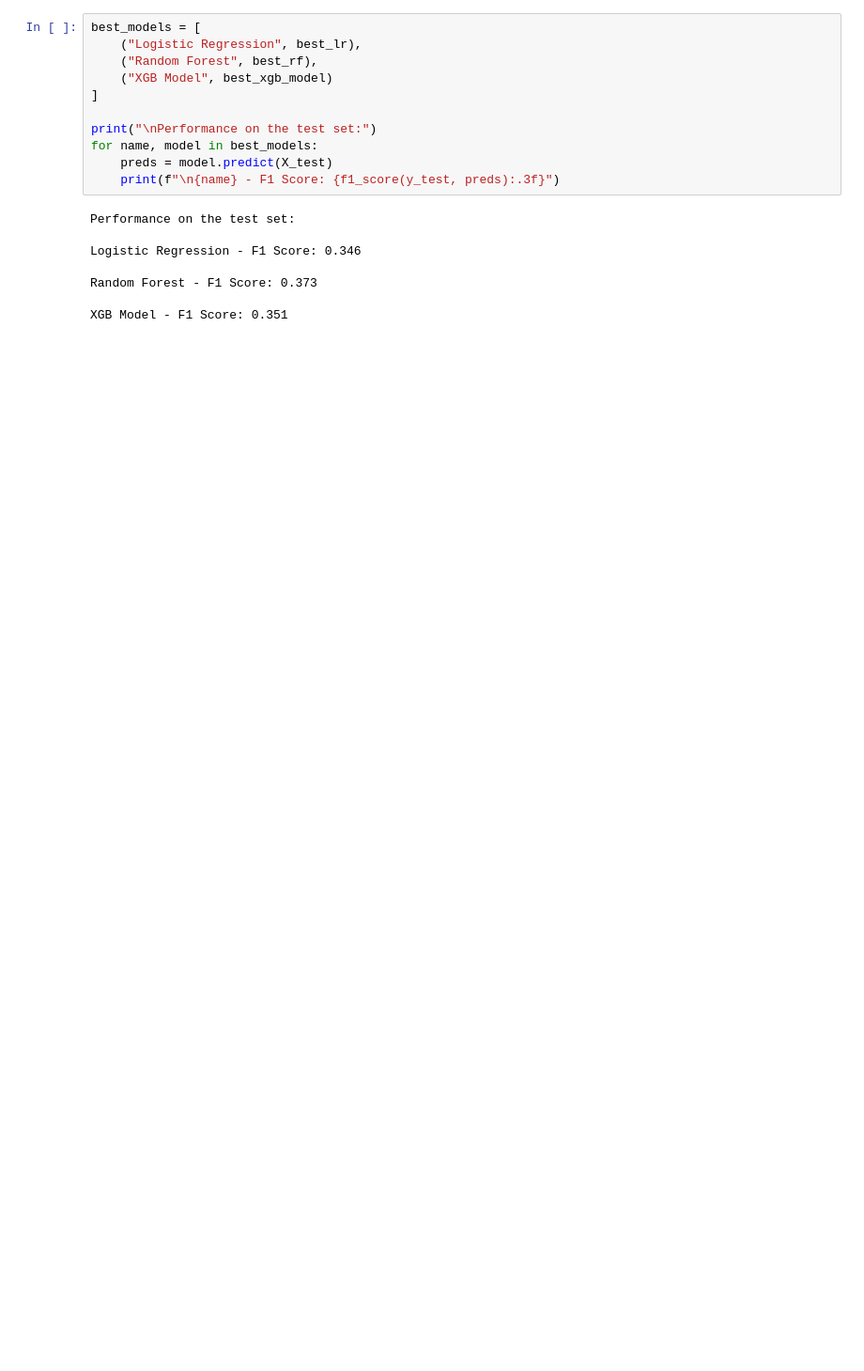
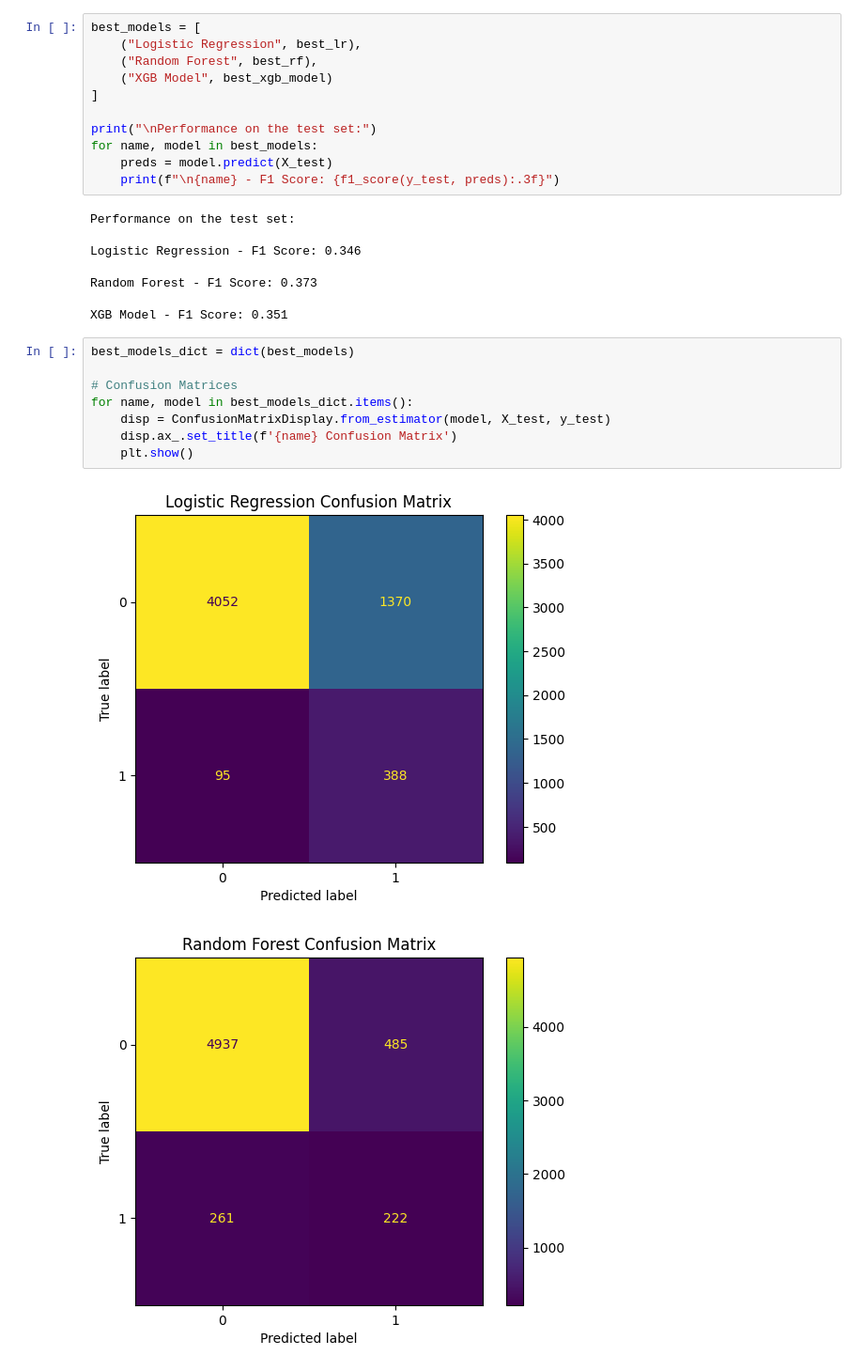
Before and after one commit to numansuri/Capstone-MADS, a Jupyter notebook: gemini_lr_rf_gb_pipeline.ipynb, the cells around one changed output. Shown at 94% size. Saved outputs shown, nothing was run; the diff lists cells and outputs as text; blank space fills up the shorter version.

```diff
--- a/gemini_lr_rf_gb_pipeline.ipynb
+++ b/gemini_lr_rf_gb_pipeline.ipynb
@@ -249,3 +254,14 @@ Logistic Regression - F1 Score: 0.346
 Random Forest - F1 Score: 0.373
 
 XGB Model - F1 Score: 0.351
+# %%
+best_models_dict = dict(best_models)
+
+# Confusion Matrices
+for name, model in best_models_dict.items():
+    disp = ConfusionMatrixDisplay.from_estimator(model, X_test, y_test)
+    disp.ax_.set_title(f'{name} Confusion Matrix')
+    plt.show()
+# %% [output]
+[figure, added]
+[figure, added]
```
Also changed, not shown: parts of 6 cells of this notebook, 1 other file.
